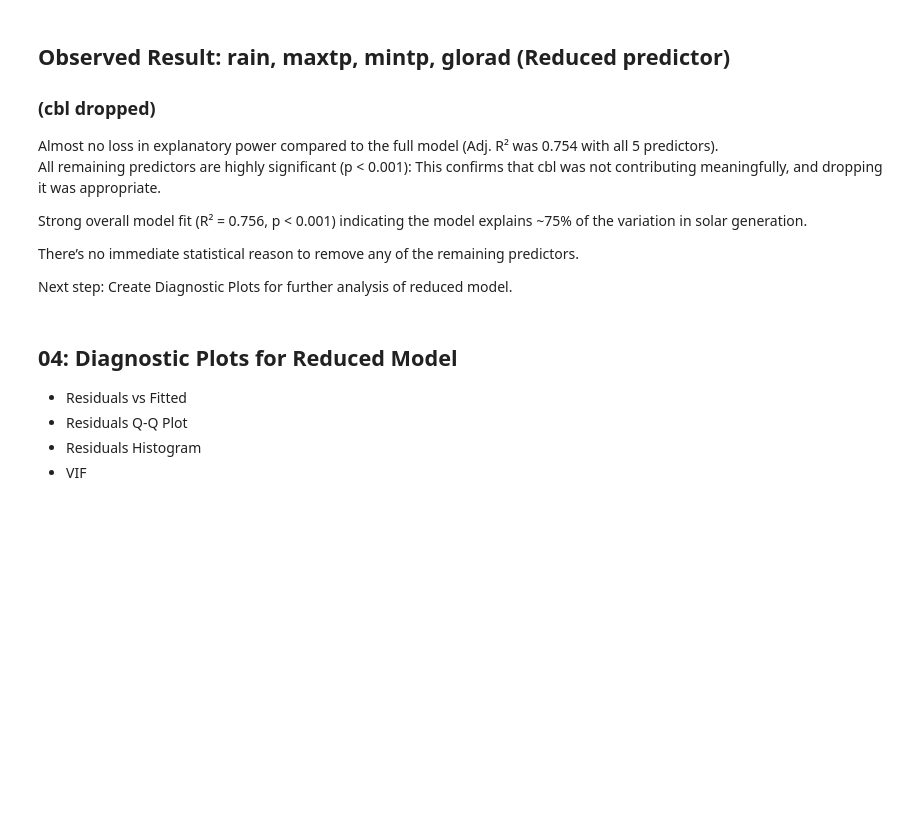
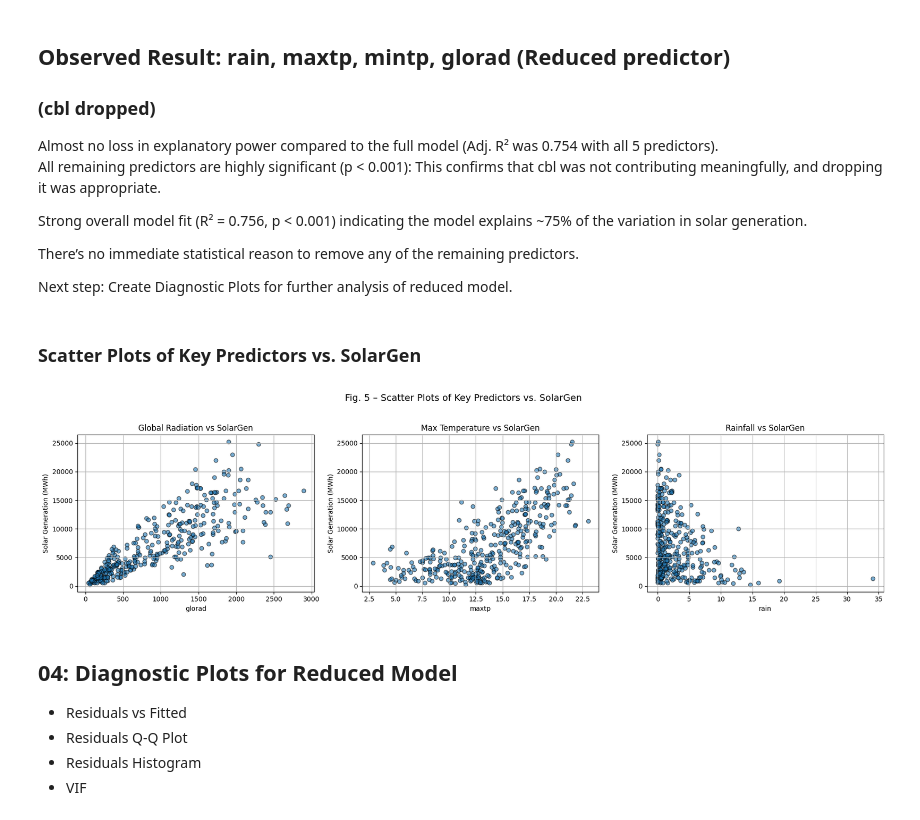
Before and after one commit to MatthieuGlemarec/SolarCast, a Jupyter notebook: Notebooks/02_Exploratory_Data_Analysis.ipynb, the cells around one changed output. Saved outputs shown, nothing was run; the diff lists cells and outputs as text; code cells hidden in the pictures; blank space fills up the shorter version.

Commit message:
Created several plots and tables for Proof of Concept data visualisation

```diff
--- a/Notebooks/02_Exploratory_Data_Analysis.ipynb
+++ b/Notebooks/02_Exploratory_Data_Analysis.ipynb
@@ -544,6 +544,32 @@ Strong overall model fit (R² = 0.756, p < 0.001) indicating the model explains
 There’s no immediate statistical reason to remove any of the remaining predictors.
 
 Next step: Create Diagnostic Plots for further analysis of reduced model.
+# %% [markdown]
+### Scatter Plots of Key Predictors vs. SolarGen
+# %%
+# Set up figure and subplots
+fig, axes = plt.subplots(1, 3, figsize=(18, 5))
+predictors = ['glorad', 'maxtp', 'rain']
+titles = ['Global Radiation vs SolarGen',
+          'Max Temperature vs SolarGen',
+          'Rainfall vs SolarGen']
+
+for i, predictor in enumerate(predictors):
+    axes[i].scatter(df[predictor], df['solargen'], alpha=0.6, edgecolor='k')
+    axes[i].set_xlabel(predictor)
+    axes[i].set_ylabel('Solar Generation (MWh)')
+    axes[i].set_title(titles[i])
+    axes[i].grid(True)
+
+plt.suptitle('Fig. 5 – Scatter Plots of Key Predictors vs. SolarGen', fontsize=14)
+plt.tight_layout(rect=[0, 0.03, 1, 0.95])
+
+# Save figure
+output_path = '../Outputs/Figures/EDA/Fig5_Scatter_KeyPredictors_vs_SolarGen.png'
+plt.savefig(output_path, dpi=300)
+plt.show()
+# %% [output]
+[figure, added]
 # %% [markdown]
 ## 04: Diagnostic Plots for Reduced Model
 - Residuals vs Fitted
```
Also changed, not shown: 11 other files.
